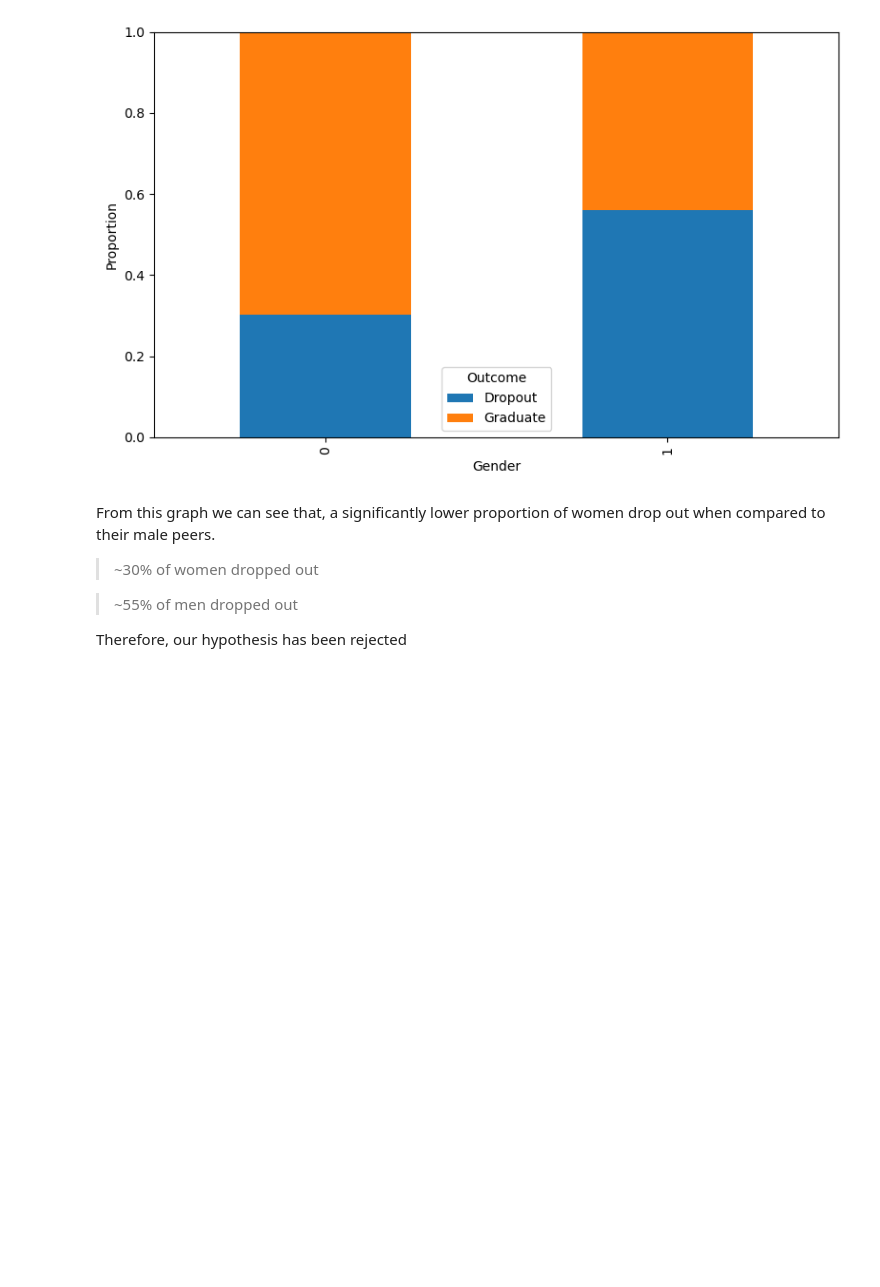
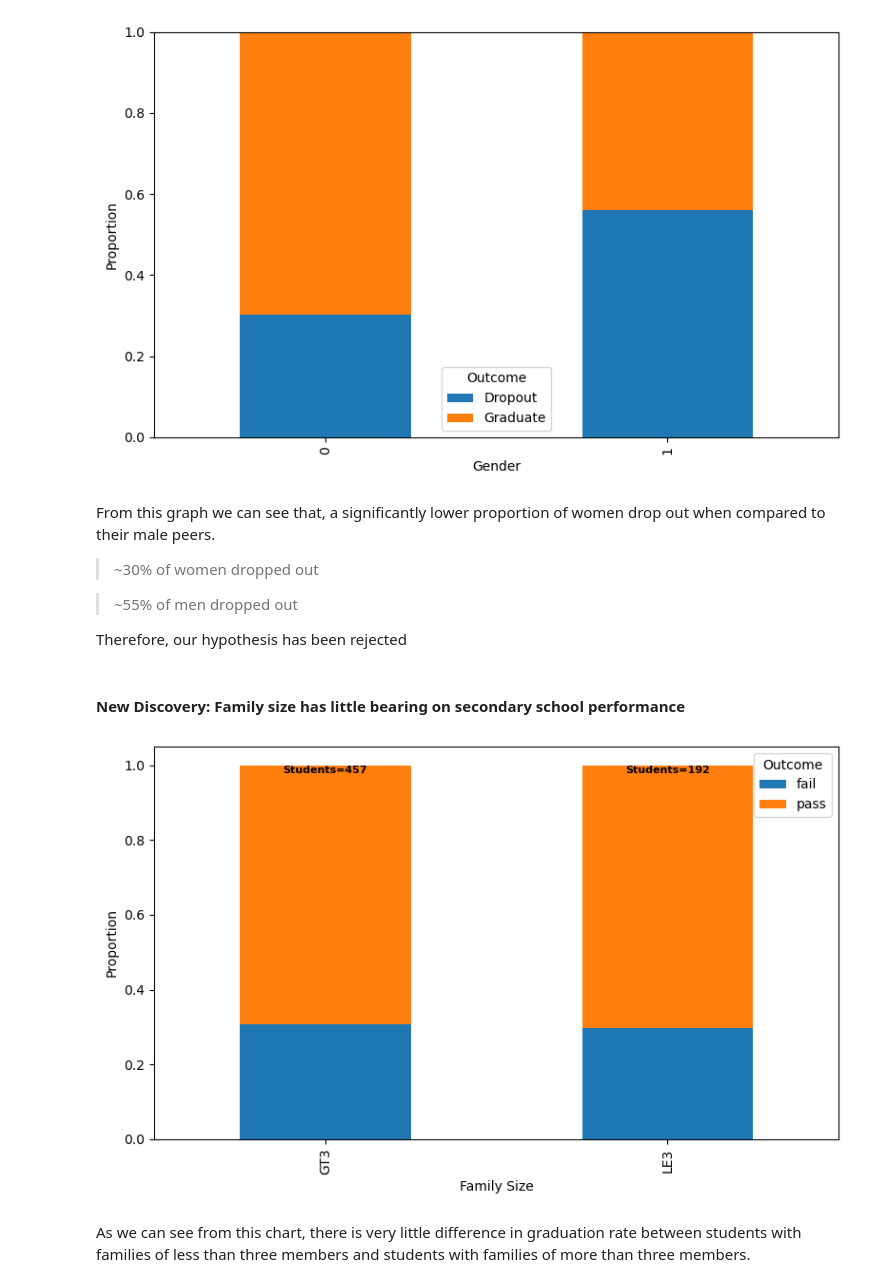
Before and after one commit to JakeCallcut/Academic-Data-Story, a Jupyter notebook: src/eda/EDA_Jake.ipynb, the cells around one changed output. Saved outputs shown, nothing was run; the diff lists cells and outputs as text; code cells hidden in the pictures; blank space fills up the shorter version.

Commit message:
added new discovery

```diff
--- a/src/eda/EDA_Jake.ipynb
+++ b/src/eda/EDA_Jake.ipynb
@@ -279,3 +279,36 @@ From this graph we can see that, a significantly lower proportion of women drop
 > ~55% of men dropped out
 
 Therefore, our hypothesis has been rejected
+# %% [markdown]
+#### New Discovery: Family size has little bearing on secondary school performance
+# %%
+family_size_table = (
+    lower_model_df
+    .groupby("famsize")["target"]
+    .value_counts(normalize=True)
+    .unstack(fill_value=0)
+)
+
+ax = family_size_table.plot(
+    kind="bar",
+    stacked=True,
+    figsize=(8,5)
+)
+
+ax.set_ylabel("Proportion")
+ax.set_xlabel("Family Size")
+
+ax.legend(title="Outcome")
+
+total_students = lower_model_df.groupby('famsize').size()
+
+for i, count in enumerate(total_students):
+    plt.text(i,1, f'Students={count}', ha='center', va='top', fontsize=8, fontweight='bold')
+
+
+plt.tight_layout()
+plt.show()
+# %% [output]
+[figure, added]
+# %% [markdown]
+As we can see from this chart, there is very little difference in graduation rate between students with families of less than three members and students with families of more than three members.
```
Also changed, not shown: 3 other files.
